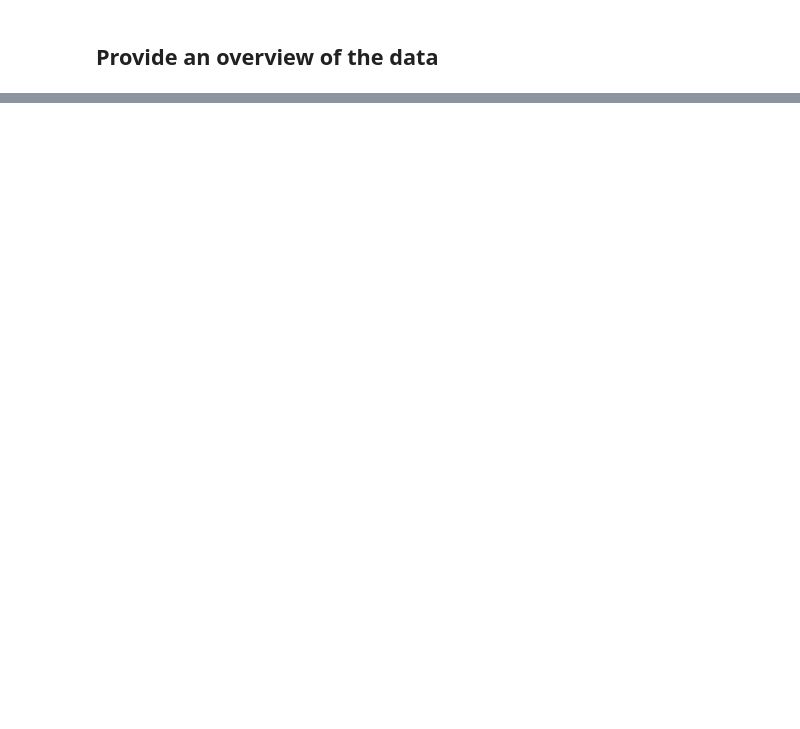
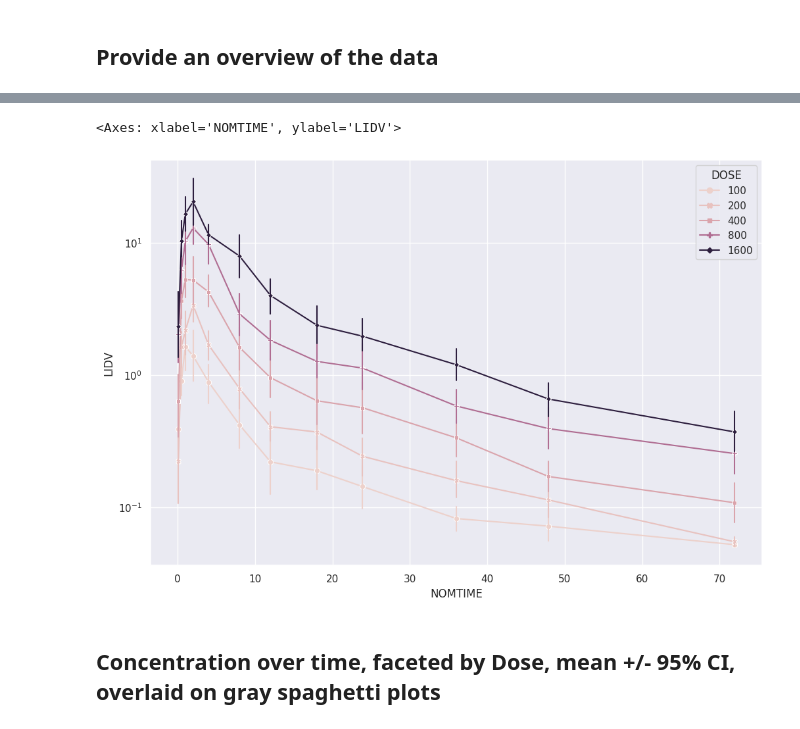
Before and after one commit to NikolayLenkovNikolaev/R_for_Pharmacometrics, a Jupyter notebook: Dose_PK_ExposureSingle_Ascxending_Dose.ipynb, the cells around one changed output, grey strips where cells are left out. Cells and saved outputs as stored; diff of their text form; code cells hidden in the pictures; blank space fills up the shorter version.

```diff
--- a/Dose_PK_ExposureSingle_Ascxending_Dose.ipynb
+++ b/Dose_PK_ExposureSingle_Ascxending_Dose.ipynb
@@ -248,0 +172,17 @@ df3.head(10)
+# %%
+plt.yscale('log')
+sns.lineplot(x="NOMTIME",
+             y="LIDV",
+             hue="DOSE",
+             data=pk_data,
+             style="DOSE",
+             markers=True,
+             dashes=False,
+             err_style="bars",
+             errorbar=("ci"))
+plt.show()
+# %% [output]
+<Axes: xlabel='NOMTIME', ylabel='LIDV'>
+[figure, added]
+# %% [markdown]
+## Concentration over time, faceted by Dose, mean +/- 95% CI, overlaid on gray spaghetti plots
```
Also changed, not shown: parts of 63 cells of this notebook.
